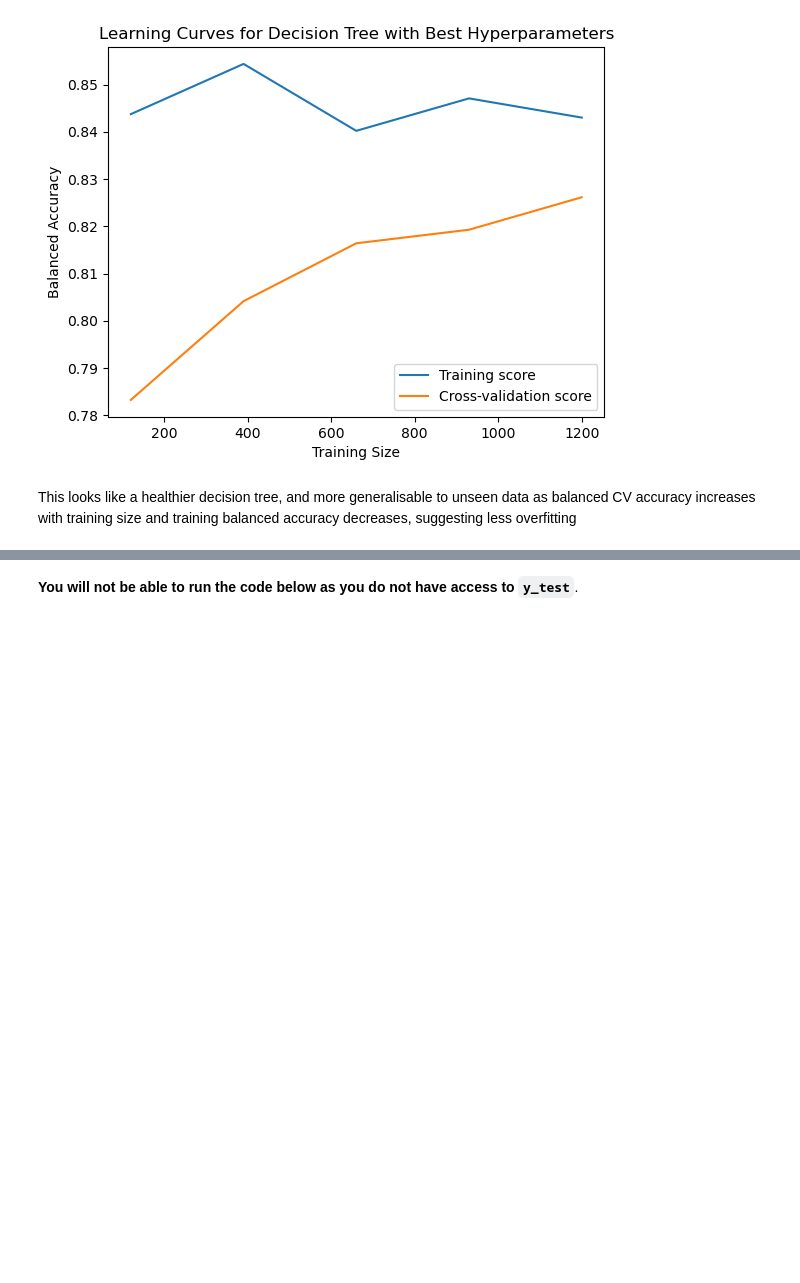
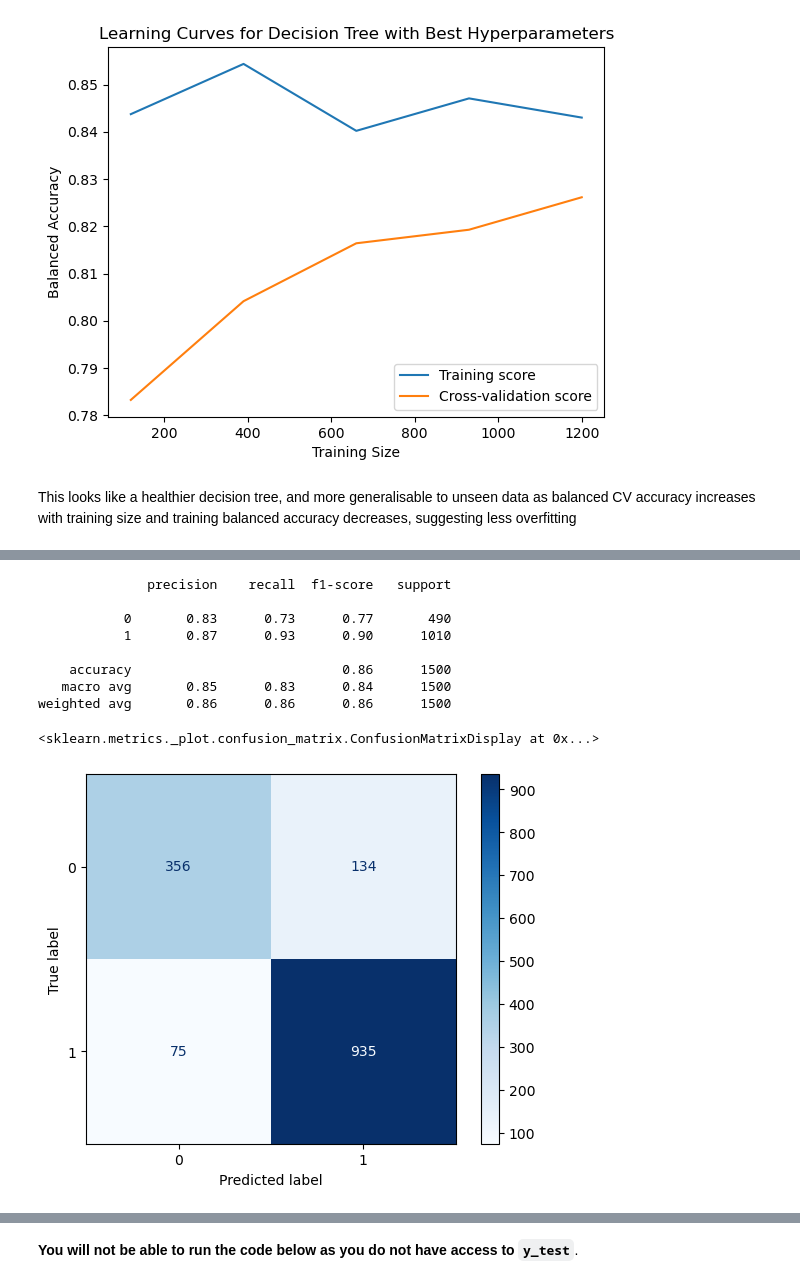
Before and after one commit to LillWawrence/healthcare_formative, a Jupyter notebook: Formative Data Analysis Task.ipynb, the cells around one changed output, grey strips where cells are left out. Drawn from its saved outputs; the diff is of its cells as text; code cells hidden in the pictures; blank space fills up the shorter version.

```diff
--- a/Formative Data Analysis Task.ipynb
+++ b/Formative Data Analysis Task.ipynb
@@ -227,0 +245,22 @@ This looks like a healthier decision tree, and more generalisable to unseen data
+# %%
+# creating classification report for the decision tree with the best hyperparameters
+from sklearn.metrics import classification_report
+
+# using cross_val_predict with method='predict' to get the predicted classes for the training data without overfitting
+y_train_pred = cross_val_predict(best_dt_pipeline, X_train, y_train, cv=5, method='predict')
+print(classification_report(y_train, y_train_pred))
+
+# creating confusion matrix for the decision tree with the best hyperparameters
+from sklearn.metrics import ConfusionMatrixDisplay
+ConfusionMatrixDisplay.from_predictions(y_train, y_train_pred, cmap='Blues')
+# %% [output]
+              precision    recall  f1-score   support
+
+           0       0.83      0.73      0.77       490
+           1       0.87      0.93      0.90      1010
+
+    accuracy                           0.86      1500
+   macro avg       0.85      0.83      0.84      1500
+weighted avg       0.86      0.86      0.86      1500
+<sklearn.metrics._plot.confusion_matrix.ConfusionMatrixDisplay at 0x...>
+[figure, added]
```
Also changed, not shown: parts of 5 cells of this notebook.
